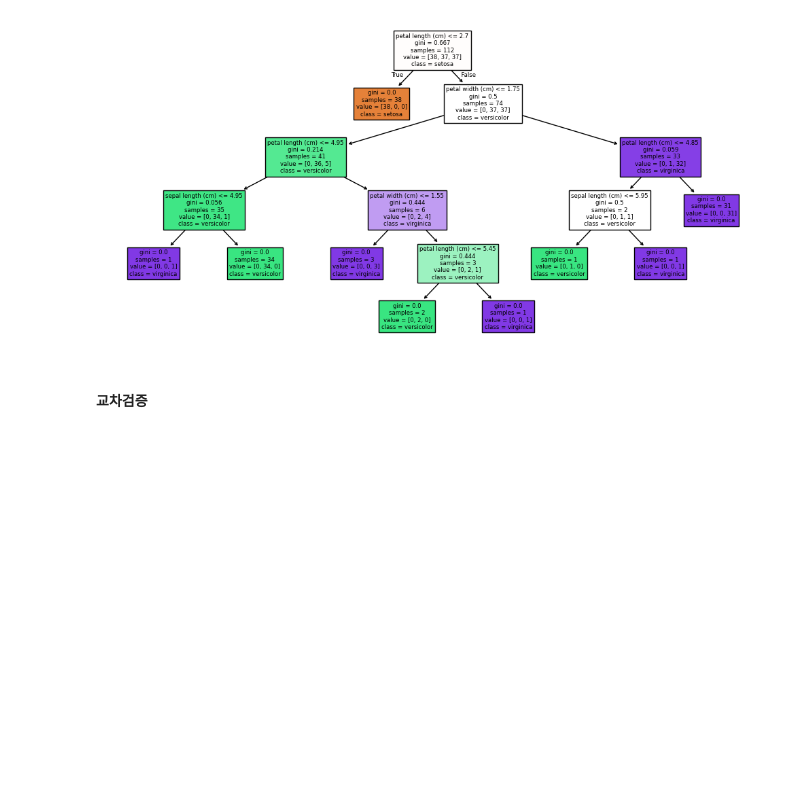
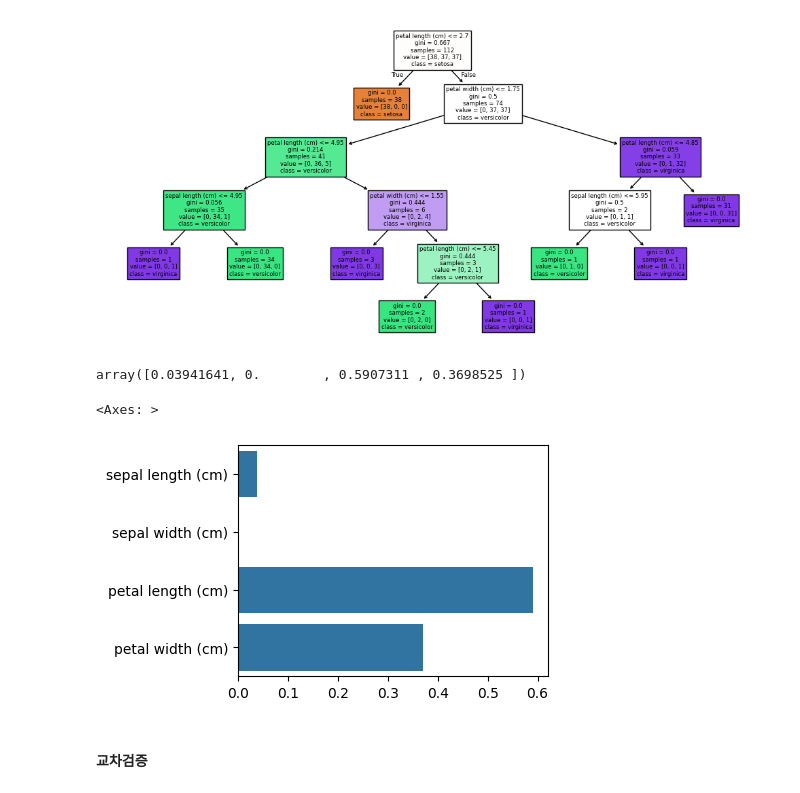
Before and after one commit to jimena1lee/pythonmlproject, a Jupyter notebook: 03_붓꽃품종예측.ipynb, the cells around one changed output. Saved outputs shown, nothing was run; the diff lists cells and outputs as text; code cells hidden in the pictures; blank space fills up the shorter version.

```diff
--- a/03_붓꽃품종예측.ipynb
+++ b/03_붓꽃품종예측.ipynb
@@ -185,6 +200,16 @@ plt.tight_layout()
 plt.show()
 # %% [output]
 [figure]
+# %%
+dt_clf.feature_importances_
+# %% [output]
+array([0.03941641, 0.        , 0.5907311 , 0.3698525 ])
+# %%
+plt.figure(figsize=(4,3))
+sns.barplot(y=iris.feature_names,x=dt_clf.feature_importances_)
+# %% [output]
+<Axes: >
+[figure, added]
 # %% [markdown]
 #### 교차검증
 # %%
```
Also changed, not shown: parts of 7 cells of this notebook.
